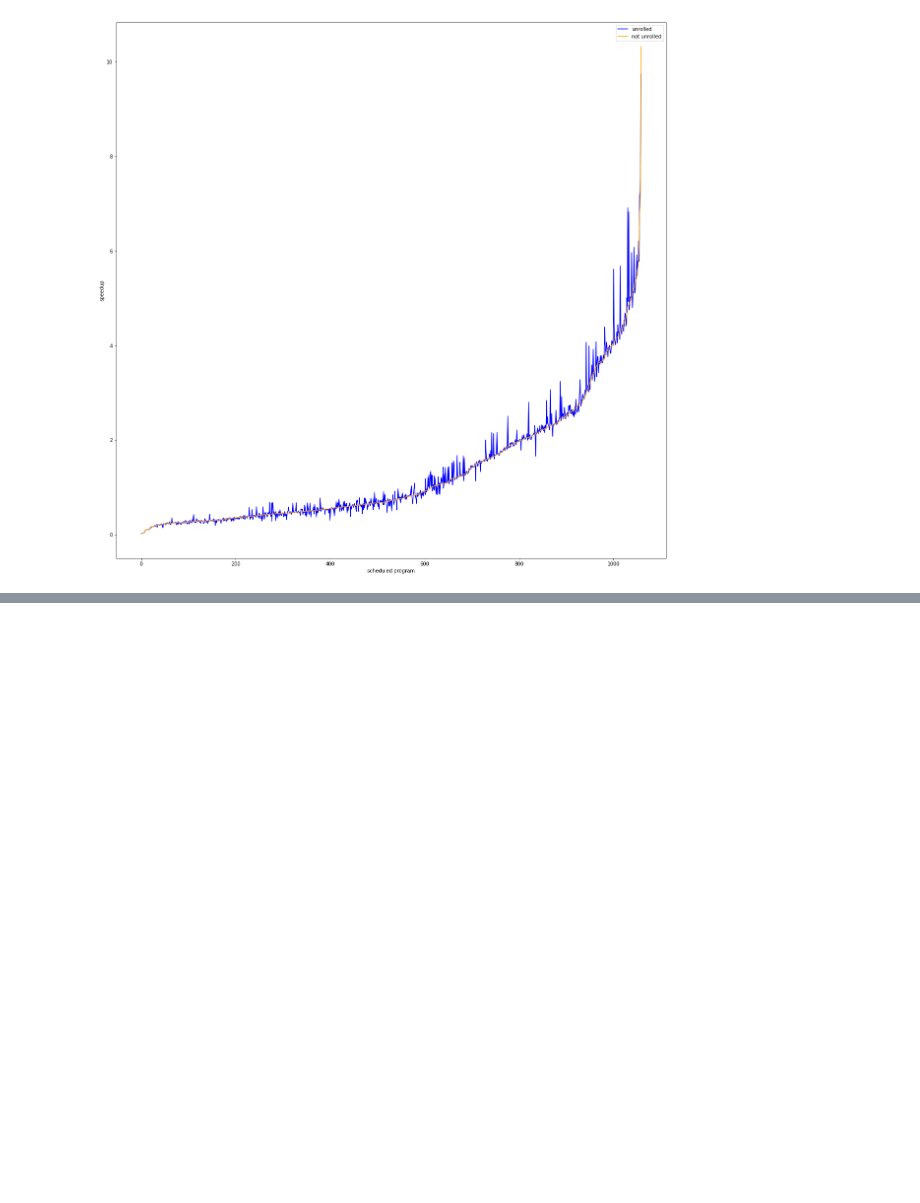
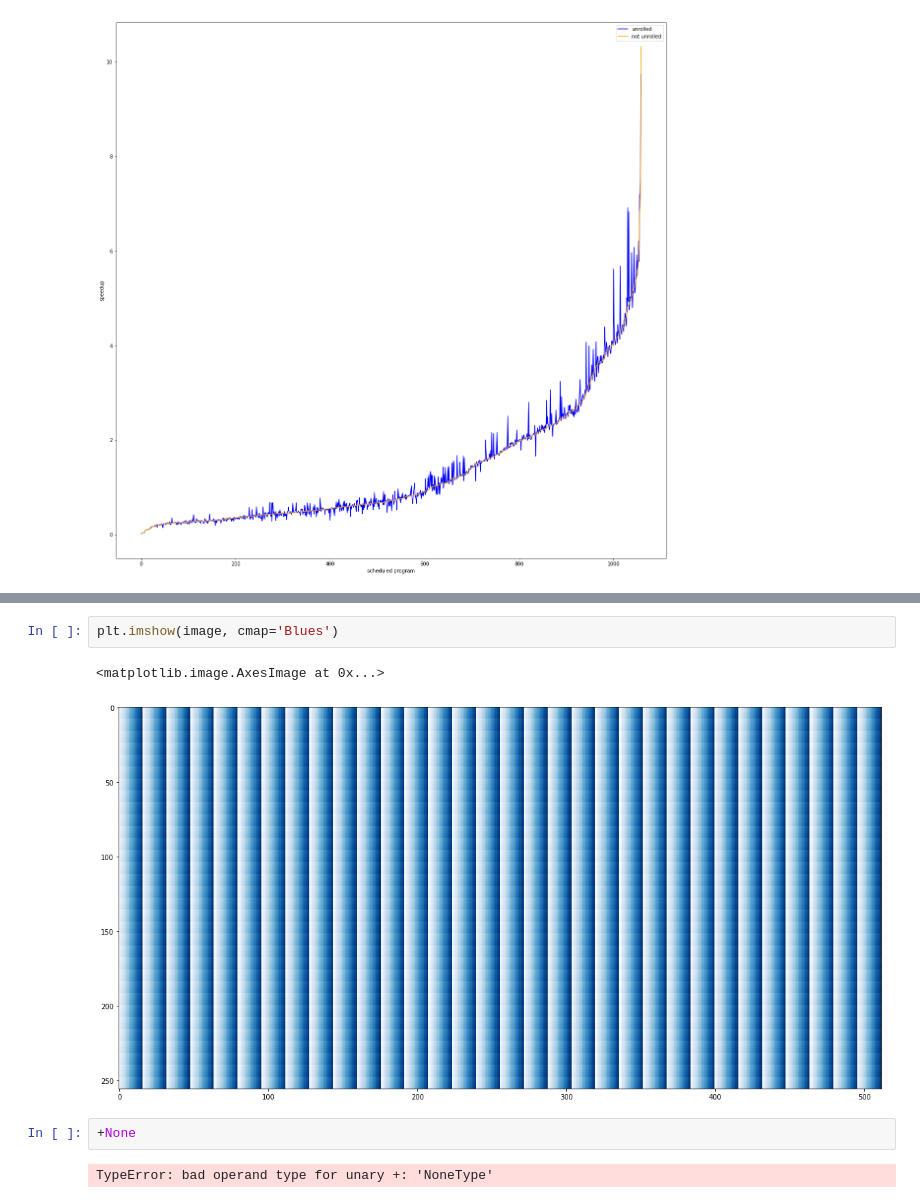
Before and after one commit to hennimohammed/speedup_model, a Jupyter notebook: playground.ipynb, the cells around one changed output, grey strips where cells are left out. Drawn from its saved outputs; the diff is of its cells as text; blank space fills up the shorter version.

```diff
--- a/playground.ipynb
+++ b/playground.ipynb
@@ -125,0 +166,9 @@ sns.lineplot(data=df1)
+# %%
+plt.imshow(image, cmap='Blues')
+# %% [output]
+<matplotlib.image.AxesImage at 0x...>
+[figure, added]
+# %%
++None
+# %% [output]
+TypeError: bad operand type for unary +: 'NoneType'
```
Also changed, not shown: parts of 3 cells of this notebook, 4 other files.
